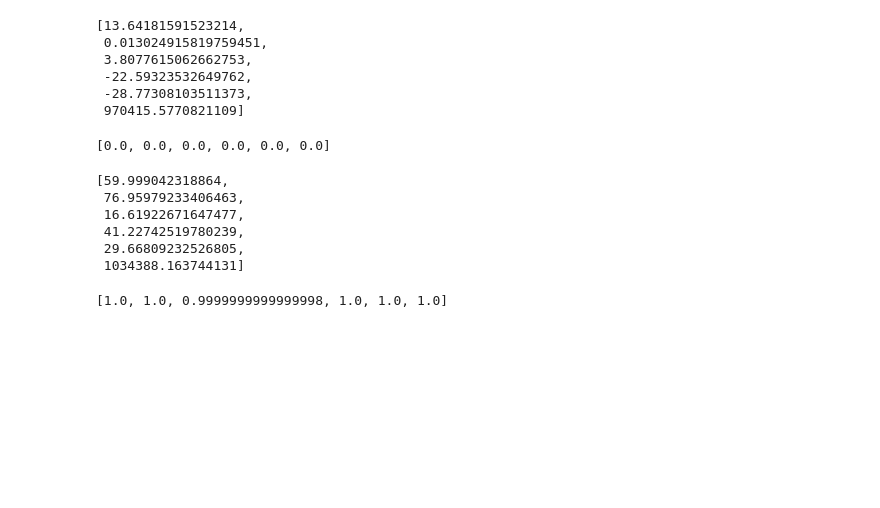
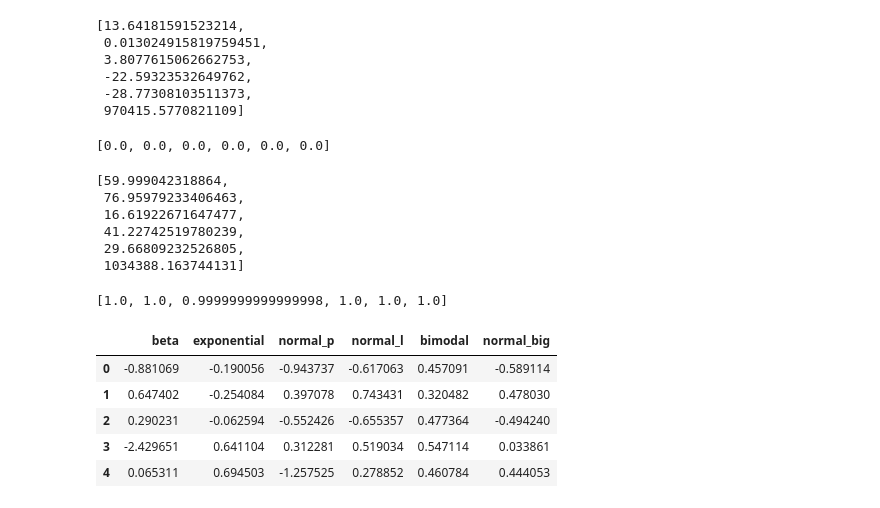
Before and after one commit to Trang27cl/testgit, a Jupyter notebook: Chuẩn hoá dữ liệu.ipynb, the cells around one changed output. Cells and saved outputs as stored; diff of their text form; code cells hidden in the pictures; blank space fills up the shorter version.

```diff
--- a/Chuẩn hoá dữ liệu.ipynb
+++ b/Chuẩn hoá dữ liệu.ipynb
@@ -209,0 +223,9 @@ maxs
+# %%
+df_s.head()
+# %% [output]
+|  | beta | exponential | normal_p | normal_l | bimodal | normal_big |
+| 0 | -0.881069 | -0.190056 | -0.943737 | -0.617063 | 0.457091 | -0.589114 |
+| 1 | 0.647402 | -0.254084 | 0.397078 | 0.743431 | 0.320482 | 0.478030 |
+| 2 | 0.290231 | -0.062594 | -0.552426 | -0.655357 | 0.477364 | -0.494240 |
+| 3 | -2.429651 | 0.641104 | 0.312281 | 0.519034 | 0.547114 | 0.033861 |
+| 4 | 0.065311 | 0.694503 | -1.257525 | 0.278852 | 0.460784 | 0.444053 |
```
Also changed, not shown: parts of 14 cells of this notebook.
